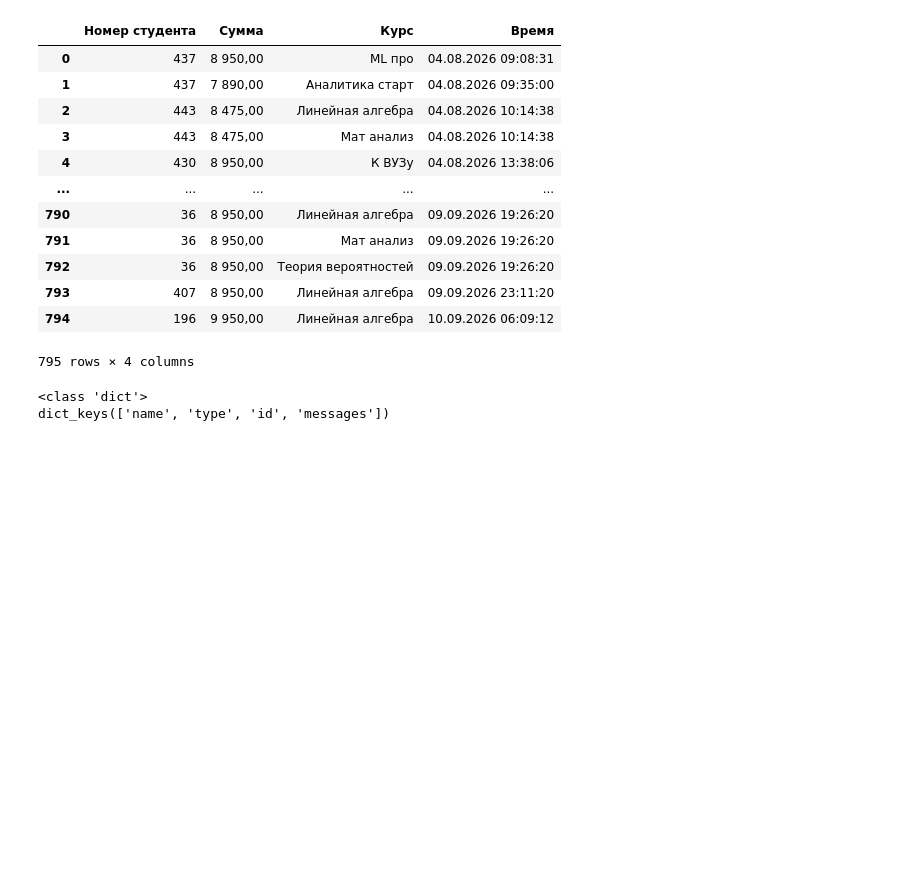
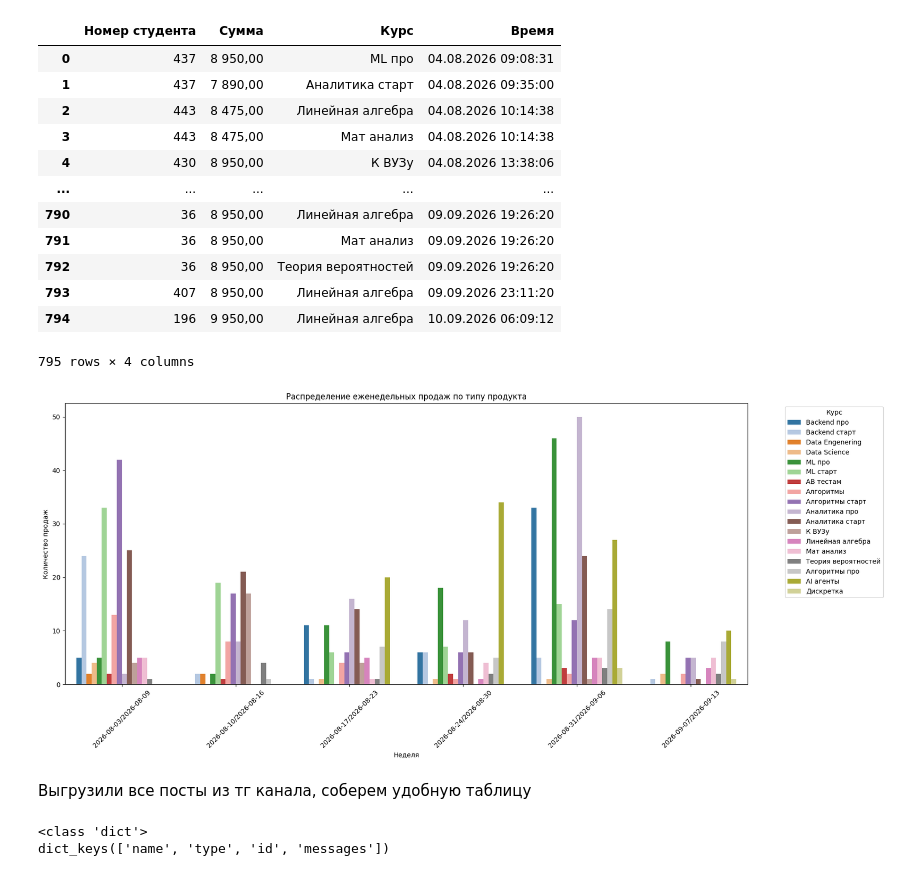
Before and after one commit to ivoilovskaya/hackaton_project, a Jupyter notebook: data/processed/EDA.ipynb, the cells around one changed output. Drawn from its saved outputs; the diff is of its cells as text; code cells hidden in the pictures; blank space fills up the shorter version.

```diff
--- a/data/processed/EDA.ipynb
+++ b/data/processed/EDA.ipynb
@@ -22,6 +26,36 @@ base
 | 793 | 407 | 8 950,00 | Линейная алгебра | 09.09.2026 23:11:20 |
 | 794 | 196 | 9 950,00 | Линейная алгебра | 10.09.2026 06:09:12 |
 795 rows × 4 columns
+# %%
+import matplotlib.pyplot as plt
+import seaborn as sns
+
+# Convert 'Время' to datetime objects (if not already converted)
+base['Время'] = pd.to_datetime(base['Время'], format='%d.%m.%Y %H:%M:%S', errors='coerce')
+
+# Extract week for weekly sales count
+base['Неделя'] = base['Время'].dt.to_period('W')
+
+# Group by week and product type ('Курс') and count sales
+weekly_sales_by_product = base.groupby(['Неделя', 'Курс']).size().reset_index(name='Количество продаж')
+
+# Convert Period to string for plotting
+weekly_sales_by_product['Неделя'] = weekly_sales_by_product['Неделя'].astype(str)
+
+# Plotting a bar plot of weekly sales by product type
+plt.figure(figsize=(18, 8))
+sns.barplot(x='Неделя', y='Количество продаж', hue='Курс', data=weekly_sales_by_product, palette='tab20', dodge=True)
+plt.title('Распределение еженедельных продаж по типу продукта')
+plt.xlabel('Неделя')
+plt.ylabel('Количество продаж')
+plt.xticks(rotation=45)
+plt.legend(title='Курс', bbox_to_anchor=(1.05, 1), loc='upper left')
+plt.tight_layout()
+plt.show()
+# %% [output]
+[figure, added]
+# %% [markdown]
+Выгрузили все посты из тг канала, соберем удобную таблицу
 # %%
 url = "https://raw.githubusercontent.com/valentinesvev/hackaton_project/main/data/raw/tg_posts_text.json" # выгрузка постов поступашек
 
```
Also changed, not shown: parts of 7 cells of this notebook.
